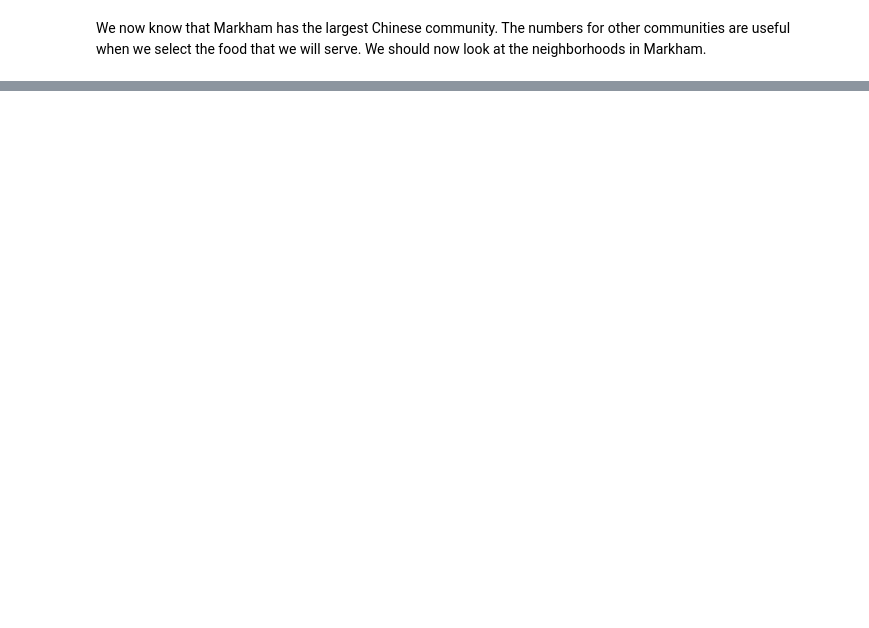
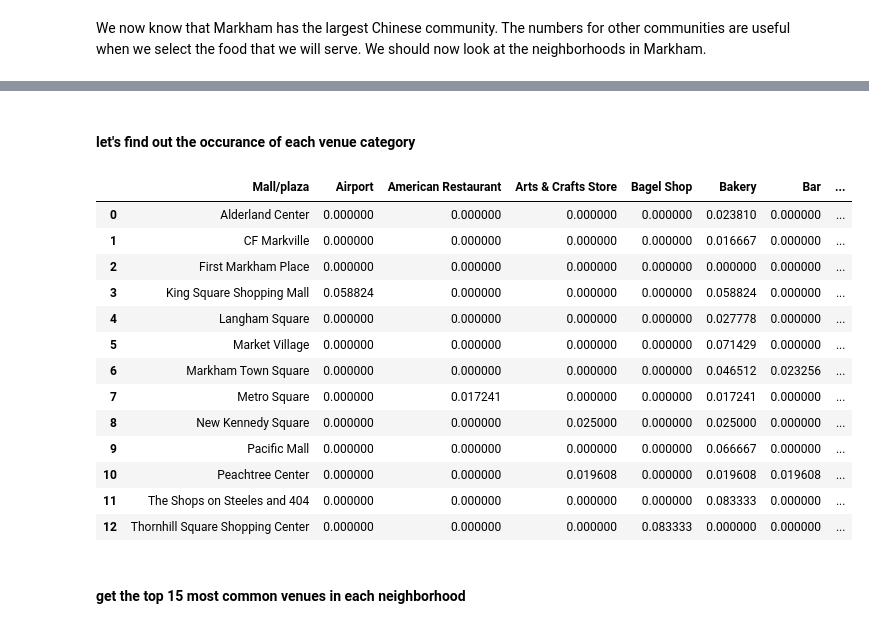
Before and after one commit to kunzaizhao/Coursera_Capstone, a Jupyter notebook: Battle_of_Neighborhoods_project.ipynb, the cells around one changed output, grey strips where cells are left out. Drawn from its saved outputs; the diff is of its cells as text; code cells hidden in the pictures; blank space fills up the shorter version.

```diff
--- a/Battle_of_Neighborhoods_project.ipynb
+++ b/Battle_of_Neighborhoods_project.ipynb
@@ -381,0 +401,11 @@ markham_east
+# %%
+drop_list = ['Bank', 'Gas Station', 'Pharmacy', 'Rental Service', 'Discount Store', 'Shipping Store', 'Intersection', 'Automotive Shop', 'Dry Cleaner',\
+            'Candy Store', 'Convenience Store', 'Deli ', 'Distribution Center', 'Auto Dealership', 'Bus Station', 'Bus Stop', 'Road', 'Thrift']
+
+for category in drop_list:
+    # get the index in the dataframe that will be dropped
+    markham_venues.drop(index = np.where(markham_venues['Venue Category'].str.contains(category, case = False))[0].tolist(), inplace = True)
+    markham_venues.reset_index(drop = True, inplace = True)
+
+print('There are {} unique venue categories.'.format(len(markham_venues['Venue Category'].unique())))
+markham_venues['Venue Category'].unique()
@@ -381,0 +433,12 @@ markham_east
+# %%
+from copy import deepcopy
+markham_venues_mod = deepcopy(markham_venues)
+
+# list of different Chinese restaurant
+chinese_type = ['Chinese Restaurant', 'Szechuan Restaurant', 'Asian Restaurant', 'Hong Kong Restaurant', 'Dim Sum Restaurant', 'Xinjiang Restaurant',\
+                'Dumpling Restaurant', 'Hotpot Restaurant', 'Noodle House', 'Cantonese Restaurant', 'Shanghai Restaurant', 'Taiwanese Restaurant', \
+               'BBQ Joint', 'Cha Chaan Teng']
+for restaurant in chinese_type:
+    markham_venues_mod.loc[markham_venues_mod['Venue Category'].str.contains(restaurant, case = False), 'Venue Category'] = 'Chinese Restaurant'
+print('There are {} unique venue categories.'.format(len(markham_venues['Venue Category'].unique())))
+markham_venues_mod['Venue Category'].unique()
@@ -381,0 +498,15 @@ markham_east
+# %%
+markham_venues_mod.drop(index = markham_venues_mod[markham_venues_mod['Mall/plaza'] == 'J-Town'].index, inplace = True)
+markham_venues_mod.reset_index(drop = True, inplace = True)
+# %%
+# one hot encoding for the venues in Markham
+markham_onehot = pd.get_dummies(markham_venues_mod[['Venue Category']], columns = ['Venue Category'], prefix = "", prefix_sep = "")
+
+# add neighborhood column back to dataframe
+markham_onehot['Mall/plaza'] = markham_venues_mod['Mall/plaza']
+
+# move neighborhood column to the first column
+col = markham_onehot.columns.tolist()
+markham_onehot = markham_onehot[col[-1:] + col[:-1]]
+
+markham_onehot.head()
@@ -381,0 +520,22 @@ markham_east
+# %% [markdown]
+#### let's find out the occurance of each venue category
+# %%
+markham_grouped = markham_onehot.groupby('Mall/plaza').mean().reset_index()
+markham_grouped
+# %% [output]
+|  | Mall/plaza | Airport | American Restaurant | Arts & Crafts Store | Bagel Shop | Bakery | Bar | ... |
+| 0 | Alderland Center | 0.000000 | 0.000000 | 0.000000 | 0.000000 | 0.023810 | 0.000000 | ... |
+| 1 | CF Markville | 0.000000 | 0.000000 | 0.000000 | 0.000000 | 0.016667 | 0.000000 | ... |
+| 2 | First Markham Place | 0.000000 | 0.000000 | 0.000000 | 0.000000 | 0.000000 | 0.000000 | ... |
+| 3 | King Square Shopping Mall | 0.058824 | 0.000000 | 0.000000 | 0.000000 | 0.058824 | 0.000000 | ... |
+| 4 | Langham Square | 0.000000 | 0.000000 | 0.000000 | 0.000000 | 0.027778 | 0.000000 | ... |
+| 5 | Market Village | 0.000000 | 0.000000 | 0.000000 | 0.000000 | 0.071429 | 0.000000 | ... |
+| 6 | Markham Town Square | 0.000000 | 0.000000 | 0.000000 | 0.000000 | 0.046512 | 0.023256 | ... |
+| 7 | Metro Square | 0.000000 | 0.017241 | 0.000000 | 0.000000 | 0.017241 | 0.000000 | ... |
+| 8 | New Kennedy Square | 0.000000 | 0.000000 | 0.025000 | 0.000000 | 0.025000 | 0.000000 | ... |
+| 9 | Pacific Mall | 0.000000 | 0.000000 | 0.000000 | 0.000000 | 0.066667 | 0.000000 | ... |
+| 10 | Peachtree Center | 0.000000 | 0.000000 | 0.019608 | 0.000000 | 0.019608 | 0.019608 | ... |
+| 11 | The Shops on Steeles and 404 | 0.000000 | 0.000000 | 0.000000 | 0.000000 | 0.083333 | 0.000000 | ... |
+| 12 | Thornhill Square Shopping Center | 0.000000 | 0.000000 | 0.000000 | 0.083333 | 0.000000 | 0.000000 | ... |
+# %% [markdown]
+#### get the top 15 most common venues in each neighborhood
```
Also changed, not shown: parts of 64 cells of this notebook.
